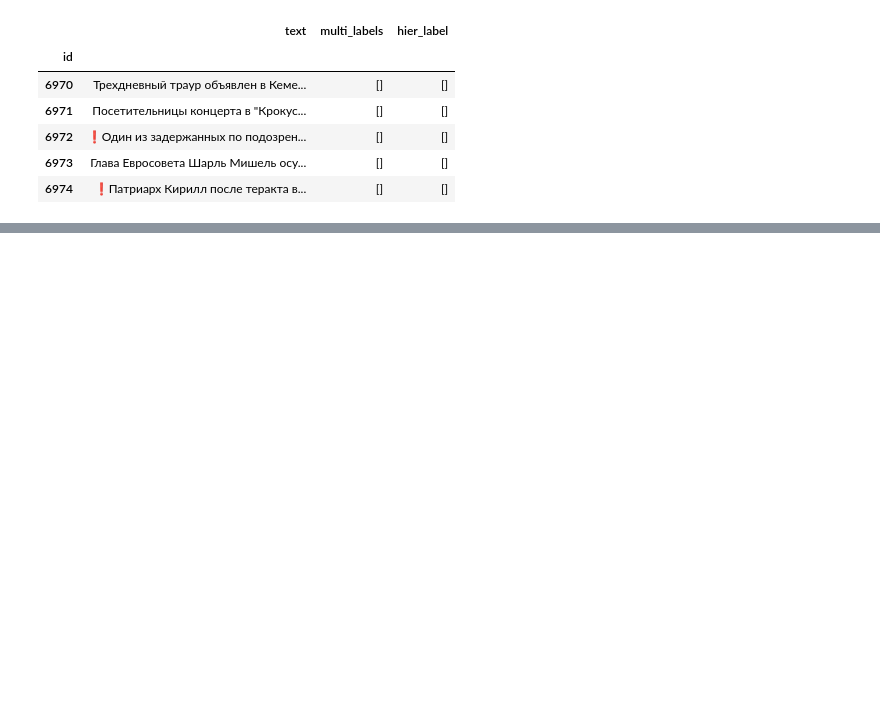
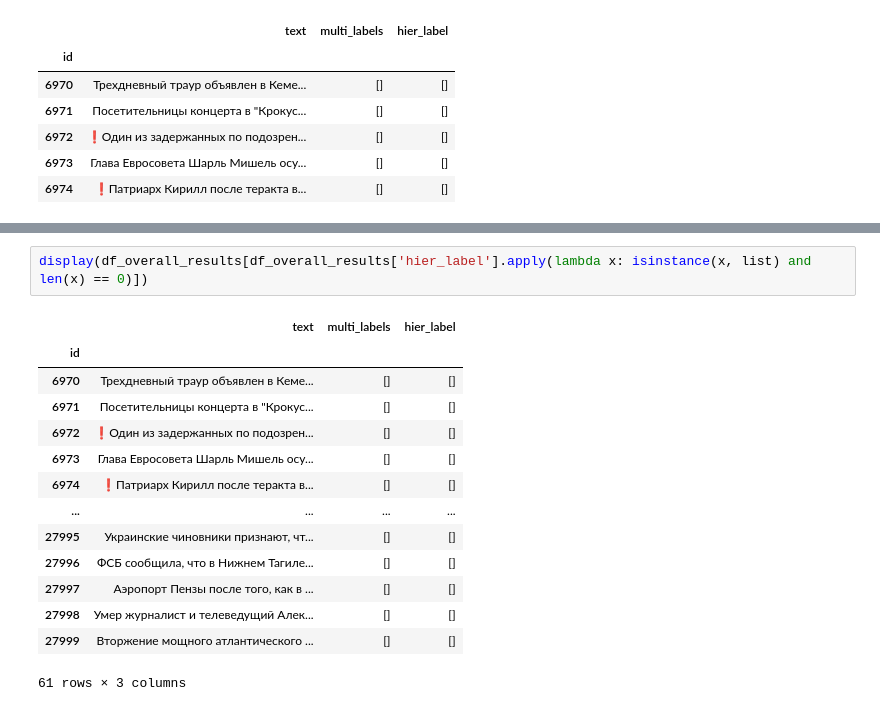
Before and after one commit to maxlyara1/ikanam_news, a Jupyter notebook: yandex_and_T_try.ipynb, the cells around one changed output, grey strips where cells are left out. Saved outputs shown, nothing was run; the diff lists cells and outputs as text; blank space fills up the shorter version.

Commit message:
no_empty_lists

```diff
--- a/yandex_and_T_try.ipynb
+++ b/yandex_and_T_try.ipynb
@@ -760,0 +761,17 @@ df_overall_results
+# %%
+display(df_overall_results[df_overall_results['hier_label'].apply(lambda x: isinstance(x, list) and len(x) == 0)])
+# %% [output]
+|  | text | multi_labels | hier_label |
+| id |  |  |  |
+| 6970 | Трехдневный траур объявлен в Кеме... | [] | [] |
+| 6971 | Посетительницы концерта в "Крокус... | [] | [] |
+| 6972 | ❗️Один из задержанных по подозрен... | [] | [] |
+| 6973 | Глава Евросовета Шарль Мишель осу... | [] | [] |
+| 6974 | ❗️Патриарх Кирилл после теракта в... | [] | [] |
+| ... | ... | ... | ... |
+| 27995 | Украинские чиновники признают, чт... | [] | [] |
+| 27996 | ФСБ сообщила, что в Нижнем Тагиле... | [] | [] |
+| 27997 | Аэропорт Пензы после того, как в ... | [] | [] |
+| 27998 | Умер журналист и телеведущий Алек... | [] | [] |
+| 27999 | Вторжение мощного атлантического ... | [] | [] |
+61 rows × 3 columns
```
Also changed, not shown: parts of 3 cells of this notebook, 1 other file.
